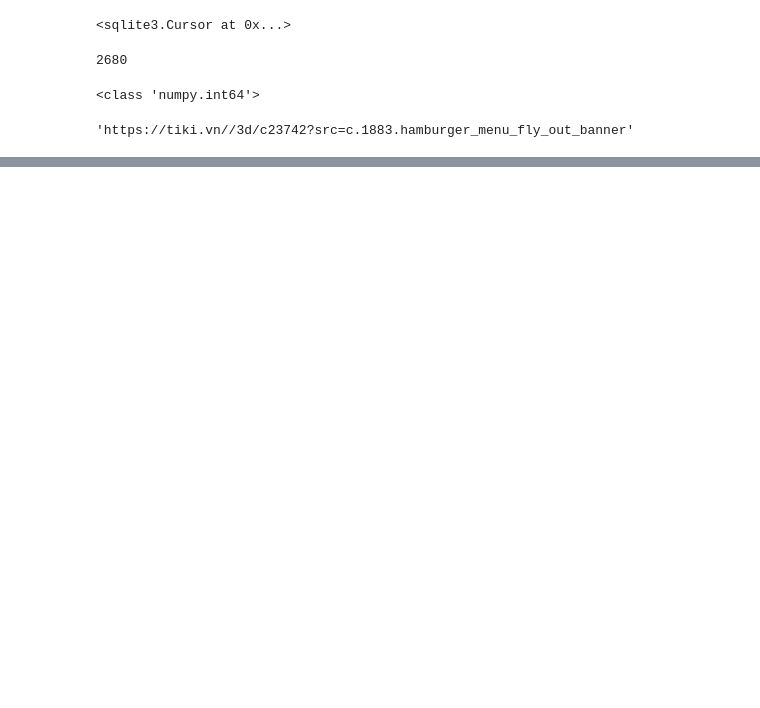
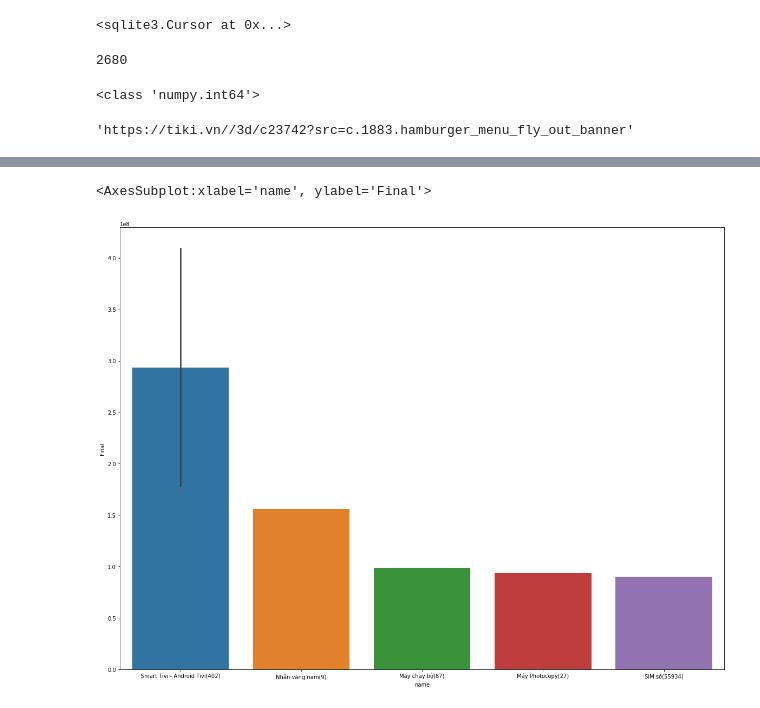
Before and after one commit to nickbar0123/Recursion-Scrapping, a Jupyter notebook: Final.ipynb, the cells around one changed output, grey strips where cells are left out. Saved outputs shown, nothing was run; the diff lists cells and outputs as text; code cells hidden in the pictures; blank space fills up the shorter version.

```diff
--- a/Final.ipynb
+++ b/Final.ipynb
@@ -261,0 +357,6 @@ for pages in range(0, len(sub_categories)):
+# %%
+plt.figure(figsize=(20,15))
+sns.barplot(y = 'Final', x = 'name', data = most_expensive_categories)
+# %% [output]
+<AxesSubplot:xlabel='name', ylabel='Final'>
+[figure, added]
```
Also changed, not shown: parts of 12 cells of this notebook.
